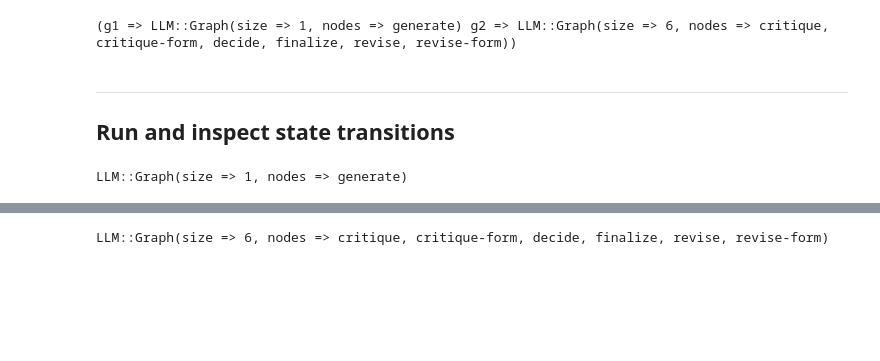
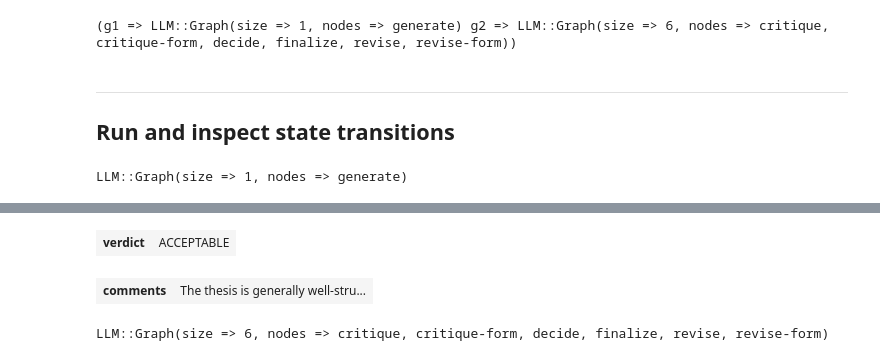
Before and after one commit to antononcube/Raku-LLM-Graph, a Jupyter notebook: docs/LLM-graph-iteration-demo.ipynb, the cells around one changed output, grey strips where cells are left out. Drawn from its saved outputs; the diff is of its cells as text; code cells hidden in the pictures; blank space fills up the shorter version.

```diff
--- a/docs/LLM-graph-iteration-demo.ipynb
+++ b/docs/LLM-graph-iteration-demo.ipynb
@@ -180,3 +215,10 @@ $text.words.elems
+# %%
+#% html
+&cFunc($text)
+==> to-html
+# %% [output]
+| verdict | ACCEPTABLE |
+| comments | The thesis is generally well-stru... |
 # %%
 $g2.eval({ :$text })
 # %% [output]
```
Also changed, not shown: parts of 22 cells of this notebook, 5 other files.
